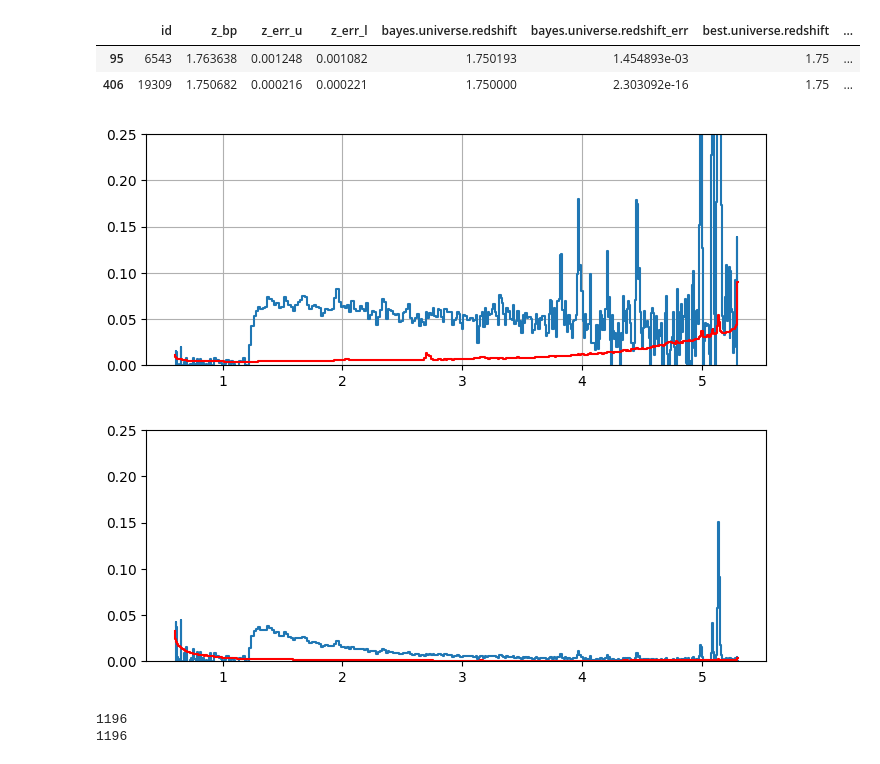
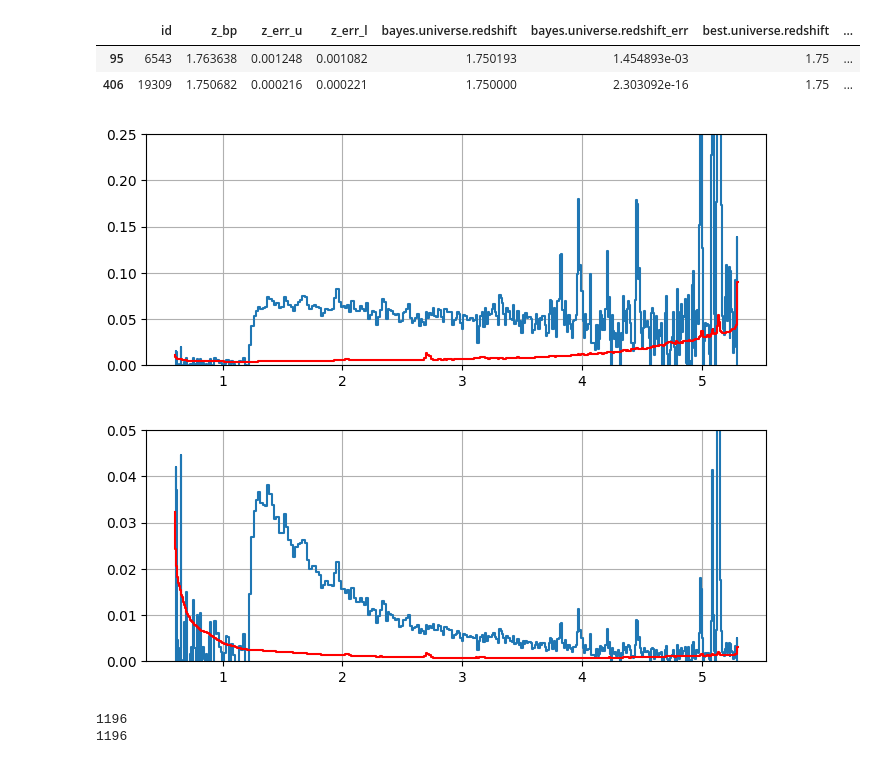
Before and after one commit to TimEpsilon/BetterNIRSpecBackground, a Jupyter notebook: BNBG/Notebooks/CigaleOutput.ipynb, the cells around one changed output. Saved outputs shown, nothing was run; the diff lists cells and outputs as text; code cells hidden in the pictures.

```diff
--- a/BNBG/Notebooks/CigaleOutput.ipynb
+++ b/BNBG/Notebooks/CigaleOutput.ipynb
@@ -186,35 +186,34 @@ merged[np.round(merged["bayes.universe.redshift"],2) == 1.75]
 # %%
 path = "/home/tim-dewachter/Documents/Thèse/CAPERS/V0.1/CAPERS_UDS_V0.1/P1/CAPERS_UDS_P1_s000022431_x1d.fits"
 with fits.open(path) as hdulist:
 	x1d = Table(hdulist[1].data)
 
 plt.figure(figsize=(8,3))
 l,f,err = x1d["WAVELENGTH"],x1d["FLUX"],x1d["FLUX_ERROR"]
 mask = f>-1000
 l = l[mask]
 f = f[mask]
 err = err[mask]
 f *= 1e6
 err *= 1e6
 
 plt.step(l,f)
 plt.step(l,err, color='r')
 plt.grid()
 plt.ylim(0,0.25)
 plt.show()
 
 plt.figure(figsize=(8,3))
 fn = f/l**2
 errn = err/l**2
 plt.step(l,fn)
 plt.step(l,errn, color='r')
 plt.grid()
-plt.ylim(0,0.25)
-plt.grid()
+plt.ylim(0,0.05)
 plt.show()
 # %% [output]
 [figure]
-[figure, old version]
+[figure, new version]
 # %%
 old_cig = pd.read_csv("/home/tim-dewachter/Documents/Thèse/CAPERS/run_cigale_18_01/CAPERS_v0.1_cigale_redshift.csv", sep=";")
 
```
Also changed, not shown: 1 other file.
